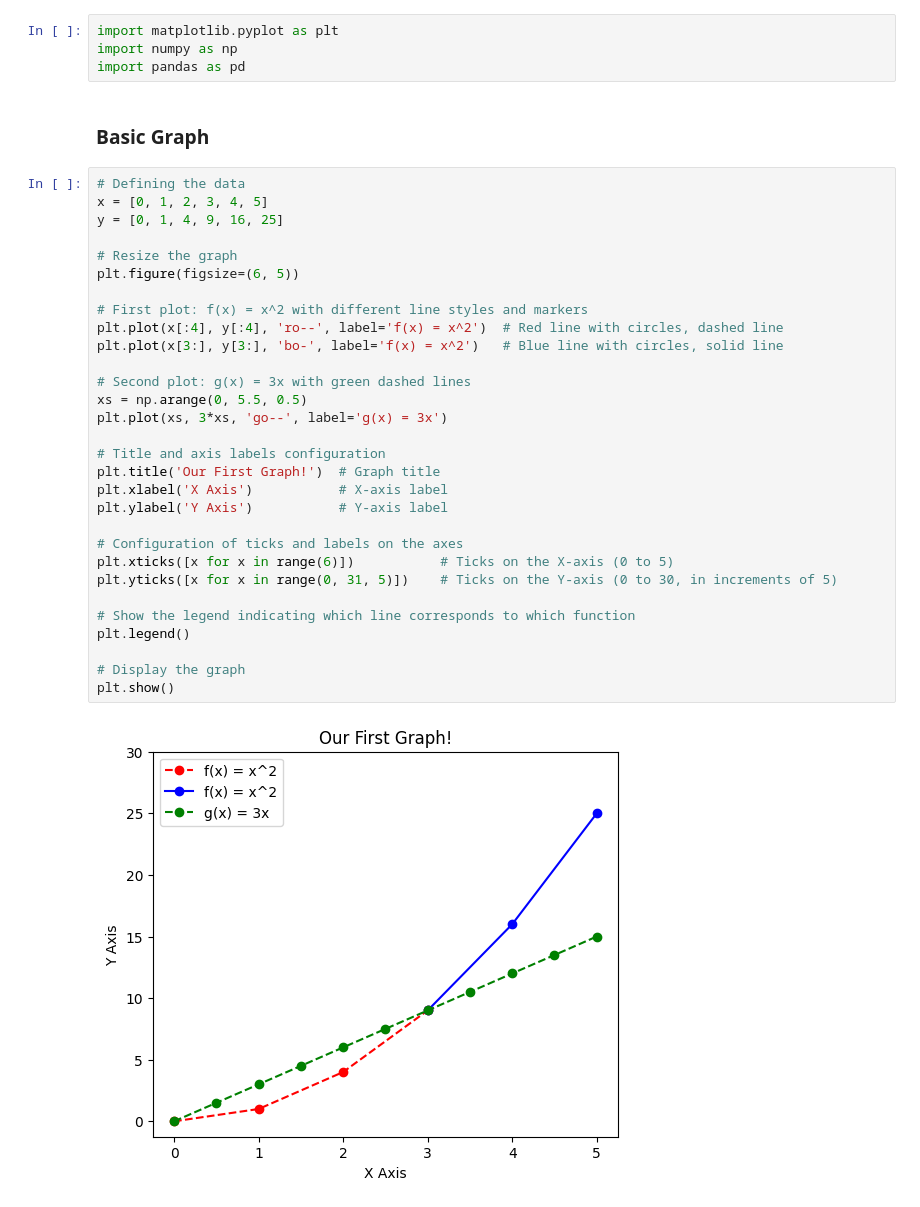
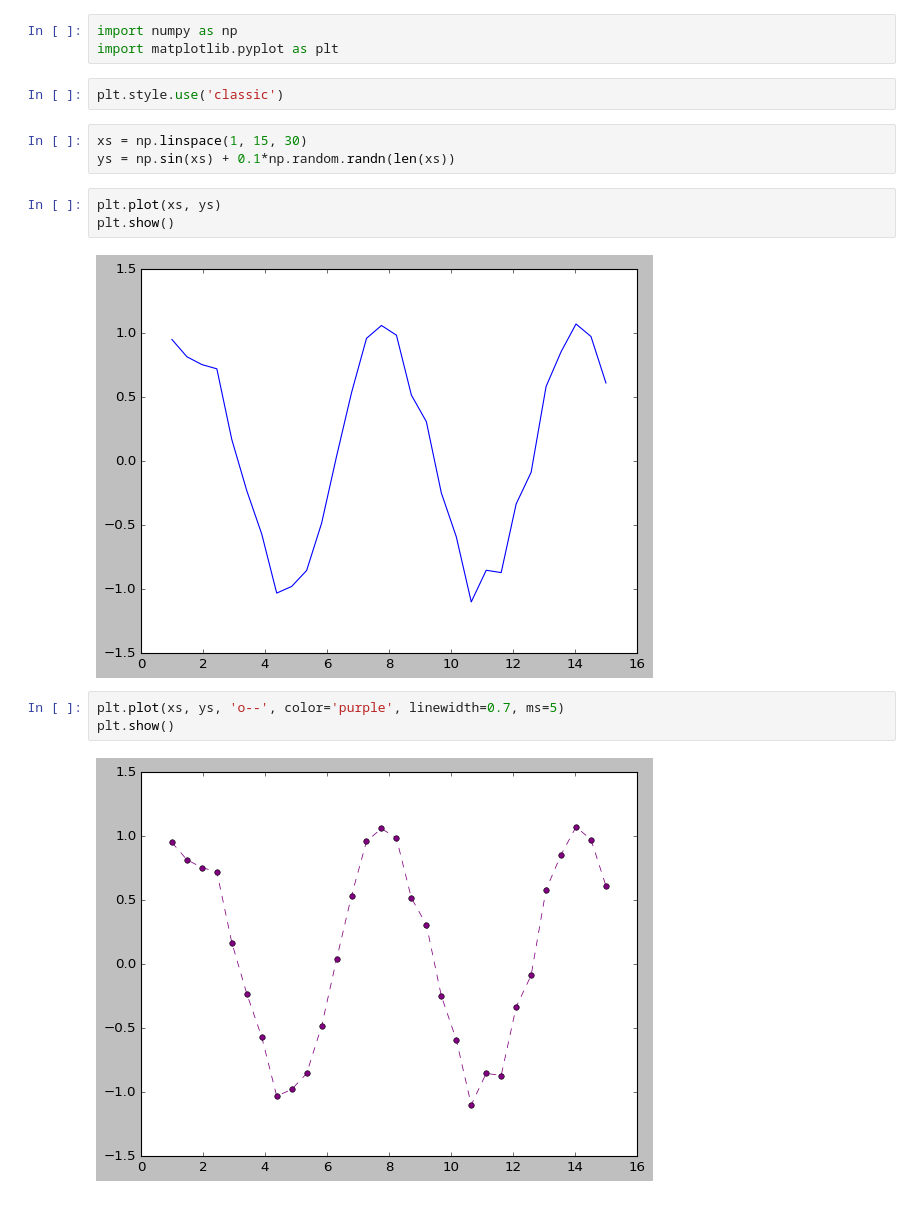
Before and after one commit to PabloDiosquez/Algoritmos_Y_Programacion_UBA, a Jupyter notebook: Untitled0.ipynb, the cells around one changed output. Saved outputs shown, nothing was run; the diff lists cells and outputs as text.

```diff
--- a/Untitled0.ipynb
+++ b/Untitled0.ipynb
@@ -1,40 +1,20 @@
 # %% [markdown]
 <a href="https://colab.research.google.com/github/PabloDiosquez/Algoritmos_Y_Programacion_UBA/blob/main/Untitled0.ipynb" target="_parent"><img src="https://colab.research.google.com/assets/colab-badge.svg" alt="Open In Colab"/></a>
 # %%
+import numpy as np
 import matplotlib.pyplot as plt
-import numpy as np
-import pandas as pd
-# %% [markdown]
-### Basic Graph ###
-# %%
-# Defining the data
-x = [0, 1, 2, 3, 4, 5]
-y = [0, 1, 4, 9, 16, 25]
-
-# Resize the graph
-plt.figure(figsize=(6, 5))
-
-# First plot: f(x) = x^2 with different line styles and markers
-plt.plot(x[:4], y[:4], 'ro--', label='f(x) = x^2')  # Red line with circles, dashed line
-plt.plot(x[3:], y[3:], 'bo-', label='f(x) = x^2')   # Blue line with circles, solid line
-
-# Second plot: g(x) = 3x with green dashed lines
-xs = np.arange(0, 5.5, 0.5)
-plt.plot(xs, 3*xs, 'go--', label='g(x) = 3x')
-
-# Title and axis labels configuration
-plt.title('Our First Graph!')  # Graph title
-plt.xlabel('X Axis')           # X-axis label
-plt.ylabel('Y Axis')           # Y-axis label
-
-# Configuration of ticks and labels on the axes
-plt.xticks([x for x in range(6)])           # Ticks on the X-axis (0 to 5)
-plt.yticks([x for x in range(0, 31, 5)])    # Ticks on the Y-axis (0 to 30, in increments of 5)
-
-# Show the legend indicating which line corresponds to which function
-plt.legend()
-
-# Display the graph
-plt.show()
-# %% [output]
-[figure, removed]
+# %%
+plt.style.use('classic')
+# %%
+xs = np.linspace(1, 15, 30)
+ys = np.sin(xs) + 0.1*np.random.randn(len(xs))
+# %%
+plt.plot(xs, ys)
+plt.show()
+# %% [output]
+[figure, added]
+# %%
+plt.plot(xs, ys, 'o--', color='purple', linewidth=0.7, ms=5)
+plt.show()
+# %% [output]
+[figure, added]
```
Also changed, not shown: parts of 4 cells of this notebook.
